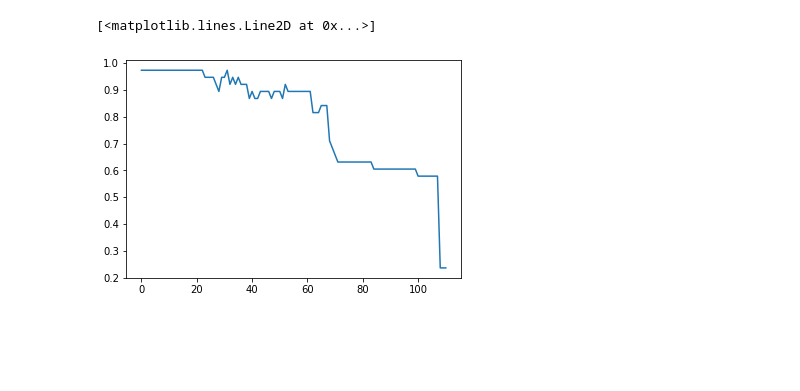
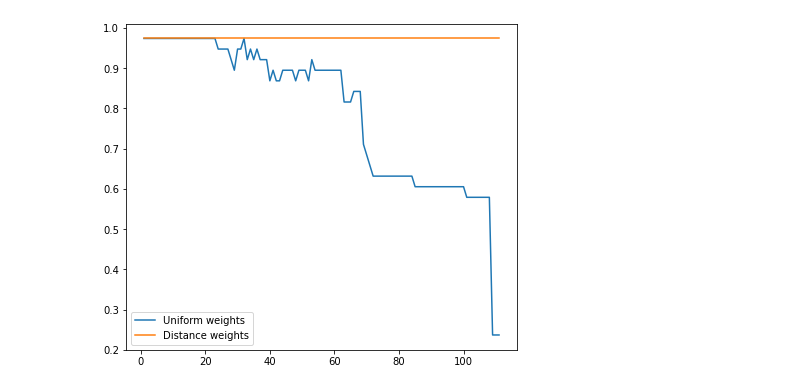
Before and after one commit to jerge/DAT405-DSC, a Jupyter notebook: Lab 2/Lab 2.ipynb, the cells around one changed output. Saved outputs shown, nothing was run; the diff lists cells and outputs as text; code cells hidden in the pictures; blank space fills up the shorter version.

```diff
--- a/Lab 2/Lab 2.ipynb
+++ b/Lab 2/Lab 2.ipynb
@@ -5,21 +11,22 @@ import matplotlib.pyplot as plt
 import pandas as pd
 from sklearn.linear_model import LinearRegression
 
+plt.rcParams['figure.figsize'] = [1*7, 1*6] #Resize figure to allow 2 subplots in x
+
 houses = pd.read_csv("data_assignment2.csv").set_index('ID')
 
 #Clean NaN
 houses = houses.dropna(subset=['Living_area','Selling_price'])
-houses = houses.fillna(0) #Biarea only
+houses = houses.fillna(0)
 
-#houses.plot.scatter(x='Living_area', y='Selling_price')
+living_area = houses.Living_area.values.reshape(-1, 1)
+selling_price = houses.Selling_price.values.reshape(-1, 1)
+linear_regressor = LinearRegression()
+linear_regressor.fit(living_area, selling_price)
+selling_price_pred = linear_regressor.predict(living_area)
 
-X = houses.iloc[:, 0].values.reshape(-1, 1)  # values converts it into a numpy array
-Y = houses.iloc[:, 5].values.reshape(-1, 1)  # -1 means that calculate the dimension of rows, but have 1 column
-linear_regressor = LinearRegression()  # create object for the class
-linear_regressor.fit(X, Y)  # perform linear regression
-Y_pred = linear_regressor.predict(X)  # make predictions
 
-plt.scatter(X, Y)
-plt.plot(X, Y_pred, color='red')
+houses.plot.scatter(x='Living_area', y='Selling_price')
+plt.plot(living_area, selling_price_pred, color='red')
 plt.show()
 # %% [output]
@@ -88,19 +121,31 @@ plt.xlabel('Predicted label');
 # %%
 from sklearn.neighbors import KNeighborsClassifier
 
 scores = []
 for k in range(1,len(x_train)):
     #Create KNN Classifier
-    knn = KNeighborsClassifier(n_neighbors=k) #k=1,3,21
+    knn = KNeighborsClassifier(n_neighbors=k)
 
-    #Train the model using the training sets
     knn.fit(x_train, y_train)
-
     y_pred = knn.predict(x_test)
 
     scores.append(metrics.accuracy_score(y_test, y_pred))
 
-plt.plot(scores)
+plt.plot(range(1,len(x_train)),scores, label="Uniform weights")
+
+
+scores2 = []
+for k in range(1,len(x_train)):
+    #Create KNN Classifier
+    knn = KNeighborsClassifier(n_neighbors=k, weights="distance")
+
+    knn.fit(x_train, y_train)
+    y_pred = knn.predict(x_test)
+
+    scores2.append(metrics.accuracy_score(y_test, y_pred))
+
+plt.plot(range(1,len(x_train)),scores2, label="Distance weights")
+plt.legend()
+plt.show()
 # %% [output]
-[<matplotlib.lines.Line2D at 0x...>]
-[figure, old version]
+[figure, new version]
```
Also changed, not shown: parts of 22 cells of this notebook.
